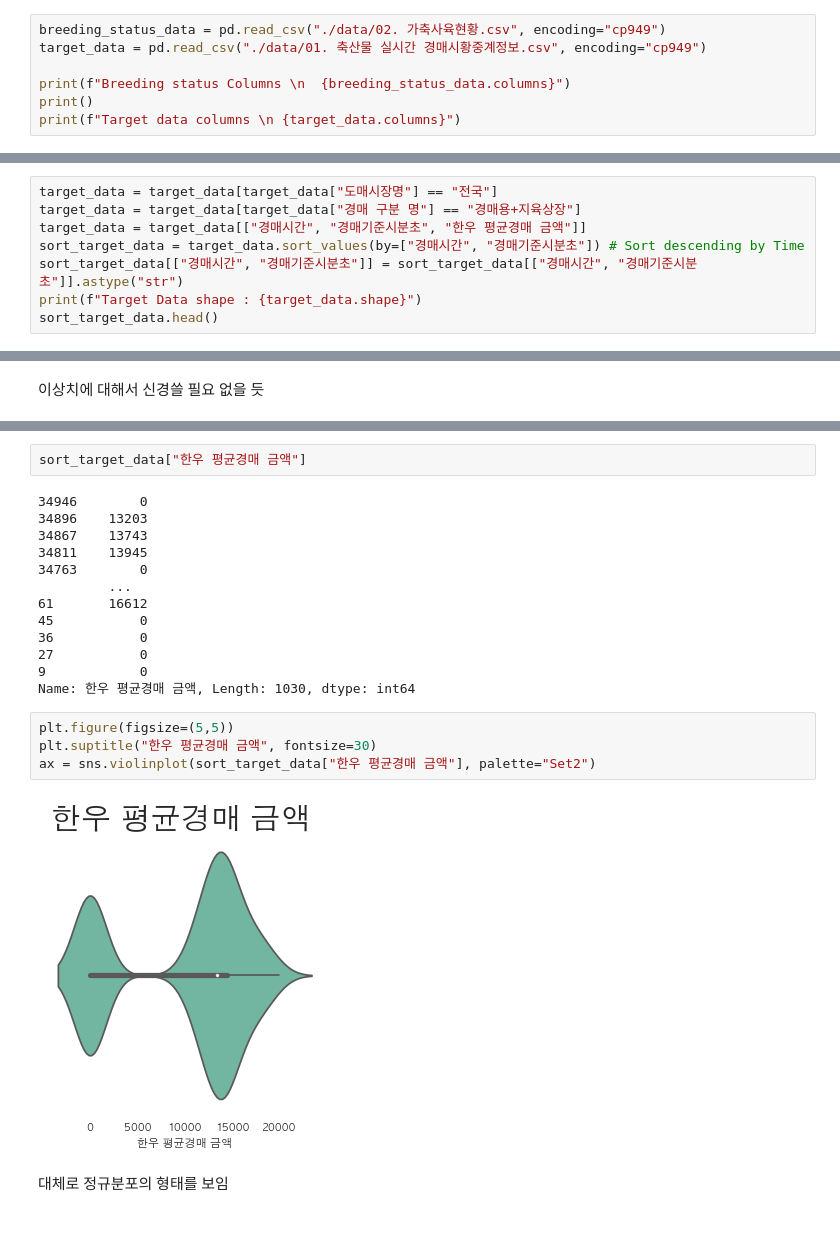
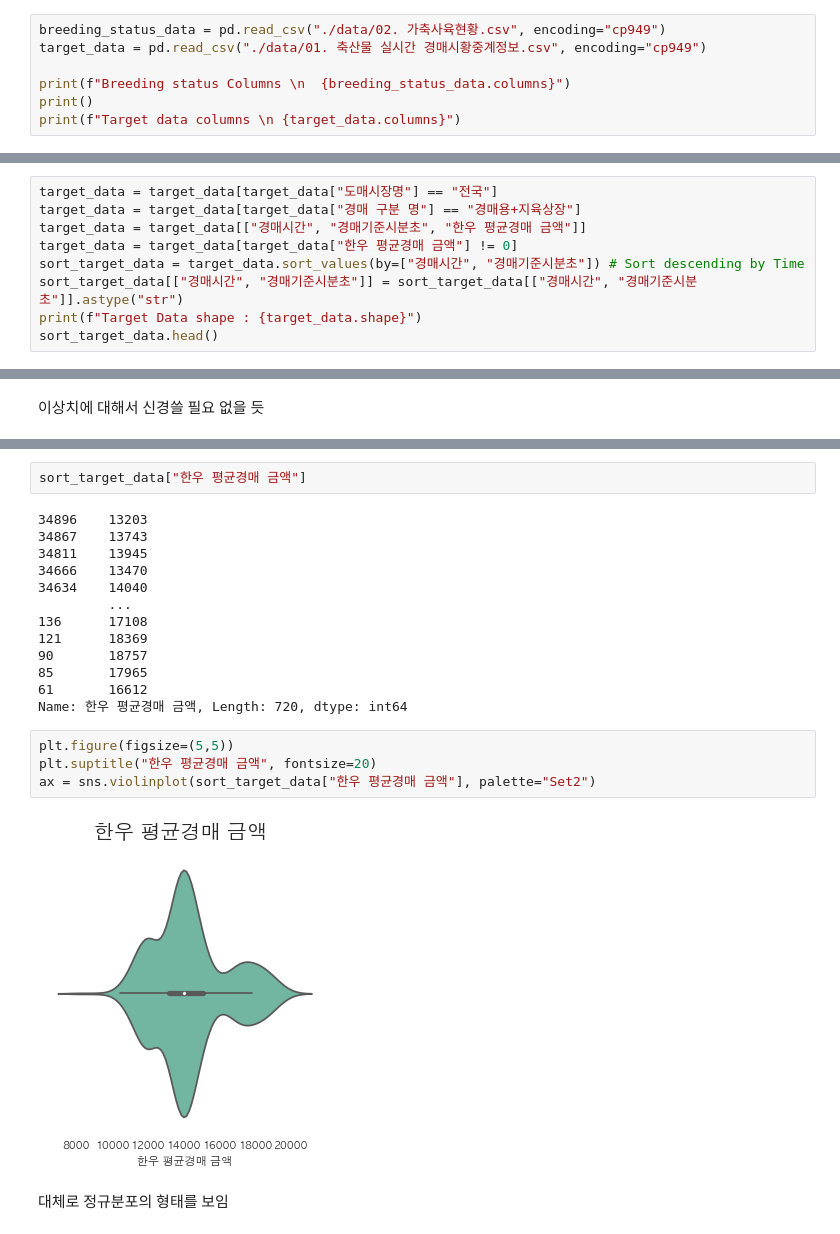
Before and after one commit to DSC-SCH/livestock-solution-project, a Jupyter notebook: eda/livestock_breeding_status.ipynb, the cells around one changed output, grey strips where cells are left out. Drawn from its saved outputs; the diff is of its cells as text.

```diff
--- a/eda/livestock_breeding_status.ipynb
+++ b/eda/livestock_breeding_status.ipynb
@@ -27,7 +27,7 @@ rc('font', family='AppleGothic')
 plt.rcParams['axes.unicode_minus'] = False
 # %%
 breeding_status_data = pd.read_csv("./data/02. 가축사육현황.csv", encoding="cp949")
-target_data = pd.read_csv("./data/01. 축산물 실시간 경매시황중계정보.csv", encoding="cp949")
+target_data = pd.read_csv("./data/01. 축산물 실시간 경매시황중계정보.csv", encoding="cp949")
 
 print(f"Breeding status Columns \n  {breeding_status_data.columns}")
 print()
@@ -60,6 +60,7 @@ target_data_profile.to_file("./data/축산물_실시가
 target_data = target_data[target_data["도매시장명"] == "전국"]
 target_data = target_data[target_data["경매 구분 명"] == "경매용+지육상장"]
 target_data = target_data[["경매시간", "경매기준시분초", "한우 평균경매 금액"]]
+target_data = target_data[target_data["한우 평균경매 금액"] != 0]
 sort_target_data = target_data.sort_values(by=["경매시간", "경매기준시분초"]) # Sort descending by Time
 sort_target_data[["경매시간", "경매기준시분초"]] = sort_target_data[["경매시간", "경매기준시분초"]].astype("str")
 print(f"Target Data shape : {target_data.shape}")
@@ -174,24 +281,24 @@ ax = sns.violinplot(data=check_box_data, scale="width", palette="Set2")
 # %%
 sort_target_data["한우 평균경매 금액"]
 # %% [output]
-34946        0
 34896    13203
 34867    13743
 34811    13945
-34763        0
+34666    13470
+34634    14040
          ...
+136      17108
+121      18369
+90       18757
+85       17965
 61       16612
-45           0
-36           0
-27           0
-9            0
-Name: 한우 평균경매 금액, Length: 1030, dtype: int64
+Name: 한우 평균경매 금액, Length: 720, dtype: int64
 # %%
 plt.figure(figsize=(5,5))
-plt.suptitle("한우 평균경매 금액", fontsize=30)
+plt.suptitle("한우 평균경매 금액", fontsize=20)
 ax = sns.violinplot(sort_target_data["한우 평균경매 금액"], palette="Set2")
 # %% [output]
-[figure, old version]
+[figure, new version]
 # %% [markdown]
 대체로 정규분포의 형태를 보임
 # %% [markdown]
```
Also changed, not shown: parts of 31 cells of this notebook.
